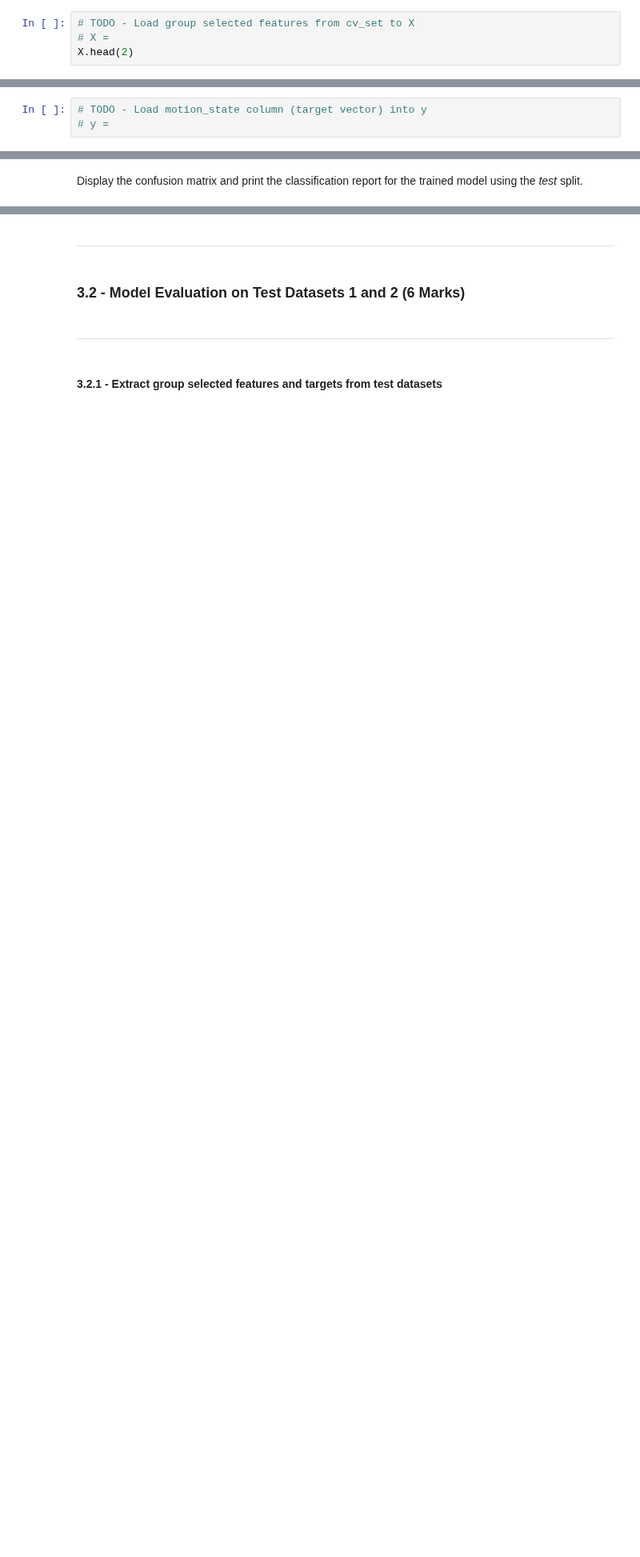
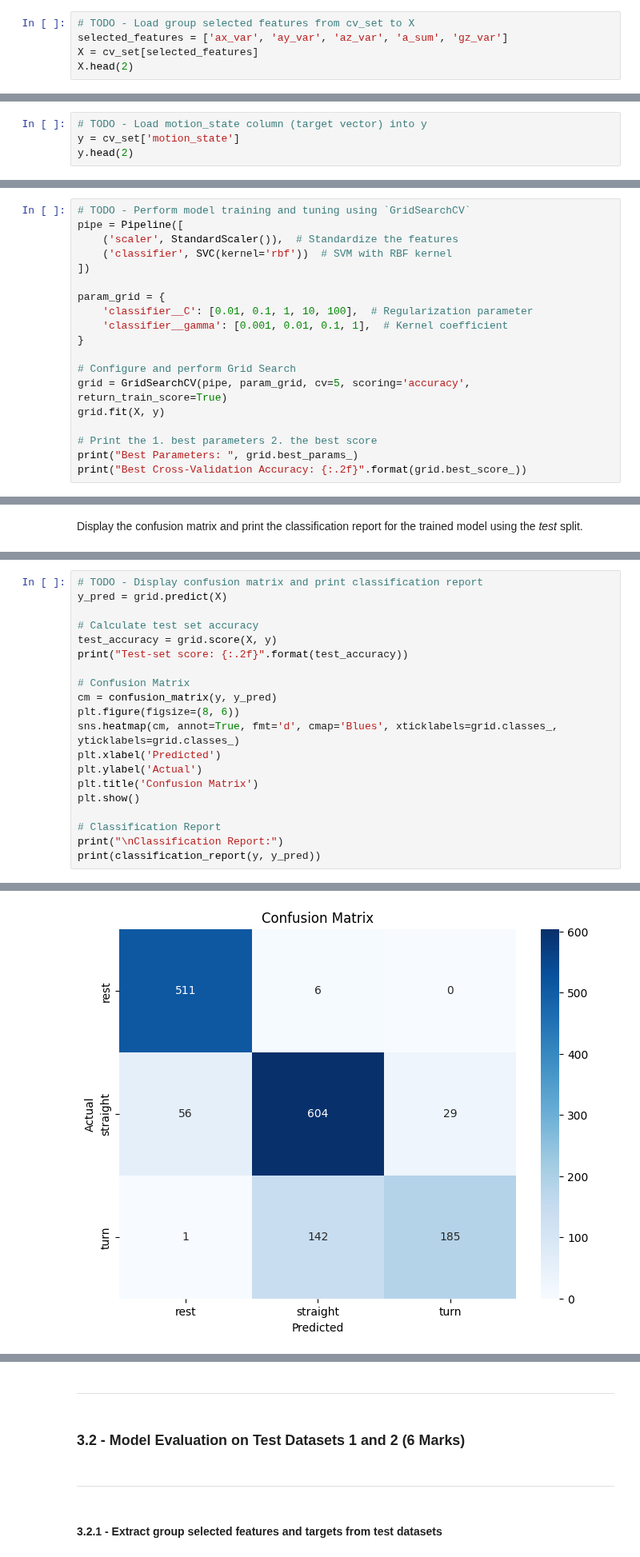
Before and after one commit to SoroushSoleymani/engg680_2024_fall, a Jupyter notebook: Lab_Assignment4/Vehicle_Motion_State_Classification.ipynb, the cells around one changed output, grey strips where cells are left out. Shown at 80% size. Cells and saved outputs as stored; diff of their text form; blank space fills up the shorter version.

```diff
--- a/Lab_Assignment4/Vehicle_Motion_State_Classification.ipynb
+++ b/Lab_Assignment4/Vehicle_Motion_State_Classification.ipynb
@@ -709,4 +715,5 @@ ___
 # %%
 # TODO - Load group selected features from cv_set to X
-# X =
+selected_features = ['ax_var', 'ay_var', 'az_var', 'a_sum', 'gz_var']
+X = cv_set[selected_features]
 X.head(2)
@@ -713,3 +724,4 @@ X.head(2)
 # %%
 # TODO - Load motion_state column (target vector) into y
-# y =
+y = cv_set['motion_state']
+y.head(2)
@@ -723,0 +739,19 @@ Follow the steps from **1.2.2** and perform model training and tuning using the
+# %%
+# TODO - Perform model training and tuning using `GridSearchCV`
+pipe = Pipeline([
+    ('scaler', StandardScaler()),  # Standardize the features
+    ('classifier', SVC(kernel='rbf'))  # SVM with RBF kernel
+])
+
+param_grid = {
+    'classifier__C': [0.01, 0.1, 1, 10, 100],  # Regularization parameter
+    'classifier__gamma': [0.001, 0.01, 0.1, 1],  # Kernel coefficient
+}
+
+# Configure and perform Grid Search
+grid = GridSearchCV(pipe, param_grid, cv=5, scoring='accuracy', return_train_score=True)
+grid.fit(X, y)
+
+# Print the 1. best parameters 2. the best score
+print("Best Parameters: ", grid.best_params_)
+print("Best Cross-Validation Accuracy: {:.2f}".format(grid.best_score_))
@@ -744,0 +793,21 @@ Display the confusion matrix and print the classification report for the trained
+# %%
+# TODO - Display confusion matrix and print classification report
+y_pred = grid.predict(X)
+
+# Calculate test set accuracy
+test_accuracy = grid.score(X, y)
+print("Test-set score: {:.2f}".format(test_accuracy))
+
+# Confusion Matrix
+cm = confusion_matrix(y, y_pred)
+plt.figure(figsize=(8, 6))
+sns.heatmap(cm, annot=True, fmt='d', cmap='Blues', xticklabels=grid.classes_, yticklabels=grid.classes_)
+plt.xlabel('Predicted')
+plt.ylabel('Actual')
+plt.title('Confusion Matrix')
+plt.show()
+
+# Classification Report
+print("\nClassification Report:")
+print(classification_report(y, y_pred))
+# %% [output]
@@ -744,0 +815 @@ Display the confusion matrix and print the classification report for the trained
+[figure, added]
```
Also changed, not shown: parts of 19 cells of this notebook.
